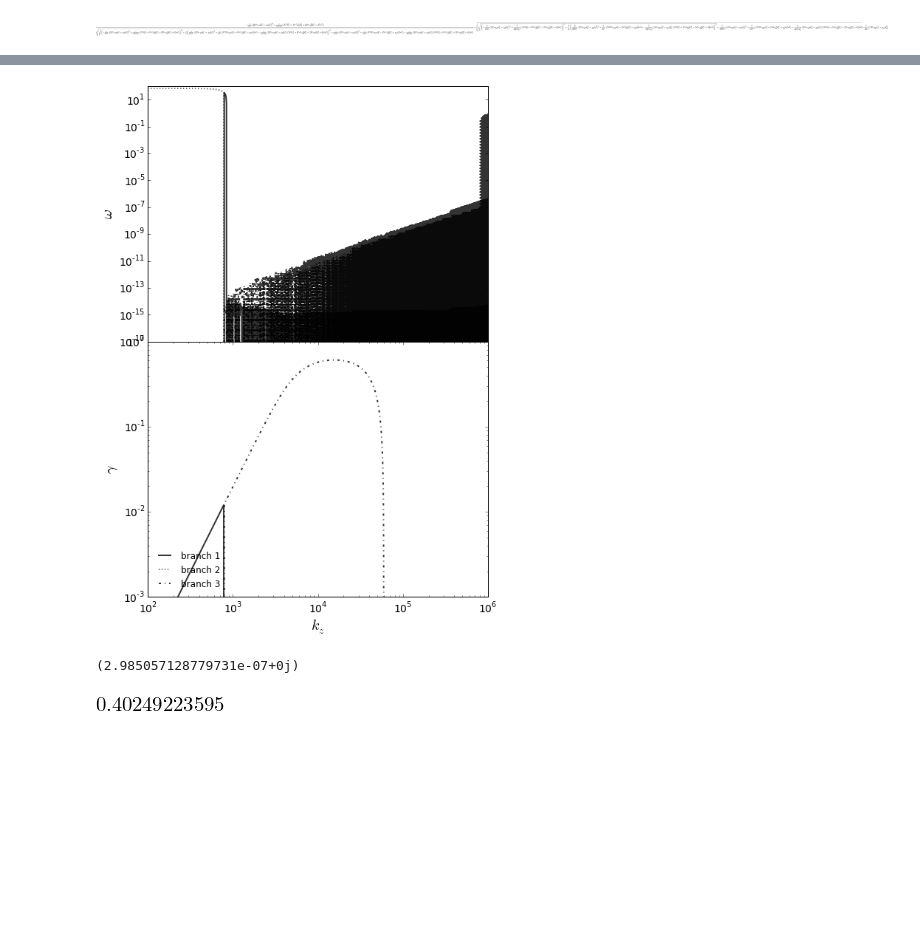
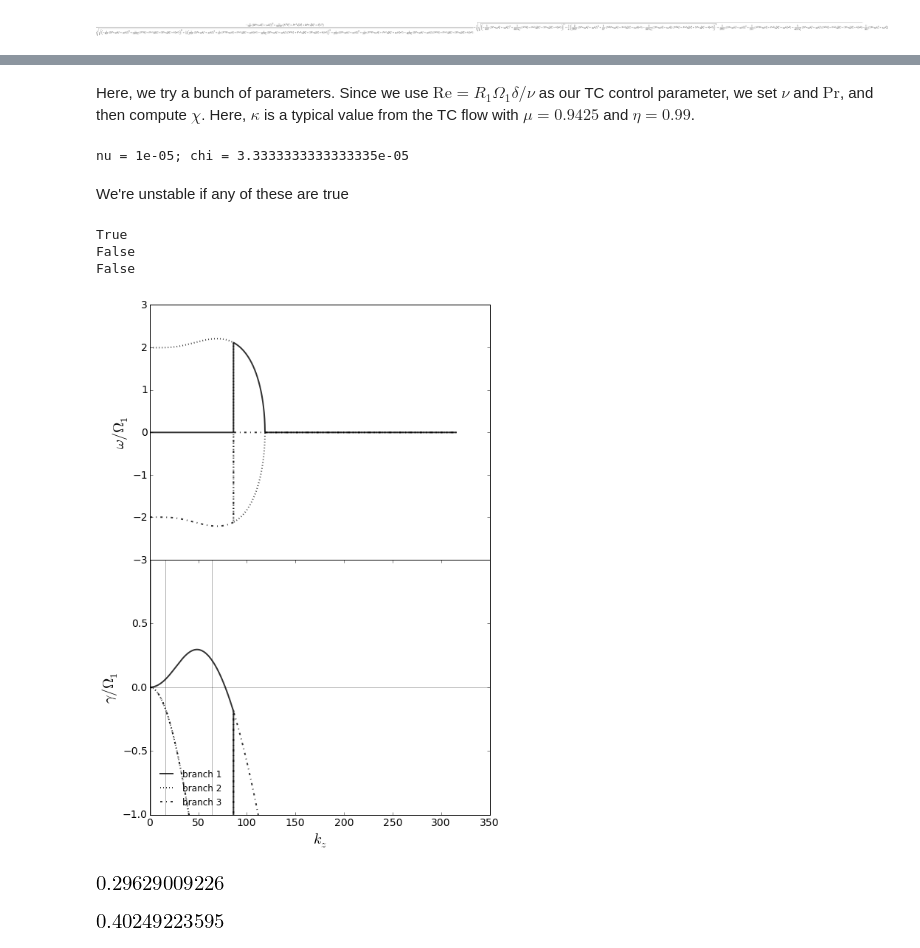
Before and after one commit to jsoishi/gsf_project, a Jupyter notebook: python/notebooks/Goldreich-Schubert Dispersion Relation.ipynb, the cells around one changed output, grey strips where cells are left out. Drawn from its saved outputs; the diff is of its cells as text; code cells hidden in the pictures; blank space fills up the shorter version.

```diff
--- a/python/notebooks/Goldreich-Schubert Dispersion Relation.ipynb
+++ b/python/notebooks/Goldreich-Schubert Dispersion Relation.ipynb
@@ -38,7 +40,9 @@ b1 = sy.lambdify([Pr, chi0, kt,kz,N,kappa,Omega],branch_1,"numpy")
 b2 = sy.lambdify([Pr, chi0, kt,kz,N,kappa,Omega],branch_2,"numpy")
 b3 = sy.lambdify([Pr, chi0, kt,kz,N,kappa,Omega],branch_3,"numpy")
 # %%
-kz = np.linspace(100,1e6,100000)
+kz = np.linspace(0.1,100,100000)
+# %% [markdown]
+Here, we try a bunch of parameters. Since we use $\mathrm{Re} = R_1 \Omega_1 \delta/\nu$ as our TC control parameter, we set $\nu$ and $\mathrm{Pr}$, and then compute $\chi$. Here, $\kappa$ is a typical value from the TC flow with $\mu = 0.9425$ and $\eta = 0.99$.
 # %%
 # first parameters
 #chi_v = 1e-3
@@ -48,11 +52,16 @@ kz = np.linspace(100,1e6,100000)
 #Omega_v = 1.
 
 # a potential kappa we can maintain constant in the TC device
-#chi_v = 1e-3
-#Pr_v = 0.3
-#N_v = 3.
-#kappa_v = np.sqrt(7.3)*1j
-#Omega_v = 1.
+nu_v = 1e-5
+Pr_v = 0.3
+chi_v = nu_v/Pr_v
+
+Omega_v = 1./99.
+N_v = np.sqrt(15.5) * Omega_v
+kappa_v = np.sqrt(7.55)*1j * Omega_v
+
+Lz_v = 2.0074074463832545
+print("nu = {}; chi = {}".format(nu_v,chi_v))
 
 # trying to reproduce GS67
 #chi_v = 1e-3
@@ -62,48 +71,66 @@ kz = np.linspace(100,1e6,100000)
 #kappa_v = np.sqrt(20.)*1j
 
 # trying to reproduce Korykansky fig 1
-chi_v = 1e-4
-Pr_v = 1e-6
-Omega_v = 1
-N_v = np.sqrt(1e4)
-kappa_v = 1j
+#chi_v = 1e-4
+#Pr_v = 1e-6
+#Omega_v = 1
+#N_v = np.sqrt(1e4)
+#kappa_v = 1j
 
 bb1 =b1(Pr_v,chi_v,np.sqrt(2)*kz,kz,N_v,kappa_v,Omega_v)
 bb2 =b2(Pr_v,chi_v,np.sqrt(2)*kz,kz,N_v,kappa_v,Omega_v)
 bb3 =b3(Pr_v,chi_v,np.sqrt(2)*kz,kz,N_v,kappa_v,Omega_v)
+# %% [output]
+nu = 1e-05; chi = 3.3333333333333335e-05
+# %% [markdown]
+We're unstable if any of these are true
+# %%
+print((bb1.real > 0).any())
+print((bb2.real > 0).any())
+print((bb2.real > 0).any())
+# %% [output]
+True
+False
+False
+# %%
+kz_scale = kz * Lz_v/2*np.pi
 # %%
 fig = plt.figure(figsize=(8,12))
 real_ax = fig.add_axes([0.1,0.1,0.8,0.4])
 imag_ax = fig.add_axes([0.1,0.5,0.8,0.4])
-real_ax.plot(kz,bb1.real,alpha=0.8,color='k',linestyle="-",linewidth=2, label='branch 1')
-real_ax.plot(kz,bb2.real,alpha=0.8,color='k',linestyle=":",linewidth=2, label='branch 2')
-real_ax.plot(kz,bb3.real,alpha=0.8,color='k',linestyle='-.',linewidth=2, label='branch 3')
+real_ax.plot(kz_scale,bb1.real,alpha=0.8,color='k',linestyle="-",linewidth=2, label='branch 1')
+real_ax.plot(kz_scale,bb2.real,alpha=0.8,color='k',linestyle=":",linewidth=2, label='branch 2')
+real_ax.plot(kz_scale,bb3.real,alpha=0.8,color='k',linestyle='-.',linewidth=2, label='branch 3')
 real_ax.legend(loc='lower left').draw_frame(False)
 
 real_ax.axhline(0,color='k',alpha=0.3)
 real_ax.set_xlabel(r'$k_z$',size=20)
-real_ax.set_ylabel(r'$\gamma$',size=20)
+real_ax.set_ylabel(r'$\gamma/\Omega_1$',size=20)
+real_ax.set_ylim(-1,1)
 t = real_ax.yaxis.get_major_ticks()
 t[-1].set_visible(False)
-real_ax.set_ylim(1e-3,1)
 
-imag_ax.plot(kz,bb1.imag,alpha=0.8,color='k',linestyle="-",linewidth=2)
-imag_ax.plot(kz,bb2.imag,alpha=0.8,color='k',linestyle=":",linewidth=2)
-imag_ax.plot(kz,bb3.imag,alpha=0.8,color='k',linestyle='-.',linewidth=2)
+imag_ax.plot(kz_scale,bb1.imag,alpha=0.8,color='k',linestyle="-",linewidth=2)
+imag_ax.plot(kz_scale,bb2.imag,alpha=0.8,color='k',linestyle=":",linewidth=2)
+imag_ax.plot(kz_scale,bb3.imag,alpha=0.8,color='k',linestyle='-.',linewidth=2)
 
-imag_ax.set_ylabel(r'$\omega$',size=20)
+imag_ax.set_ylabel(r'$\omega/\Omega_1$',size=20)
 imag_ax.xaxis.set_visible(False)
+real_ax.axvline(16,color='k',alpha=0.3)
+real_ax.axvline(64,color='k',alpha=0.3)
+real_ax.axvline(1,color='k',alpha=0.3)
+
 
 for ax in [real_ax,imag_ax]:
     ax.tick_params(labelsize=14)
-    ax.set_xscale('log')
-    ax.set_yscale('log')
+    #ax.set_xscale('log')
+    #ax.set_yscale('log')
 # %% [output]
-[figure, old version]
+[figure, new version]
-# %%
-bb1[0]
-# %% [output]
-(2.985057128779731e-07+0j)
+# %%
+max(bb1.real)
+# %% [output]
+[figure, added]
 # %%
 np.sqrt(20)*0.09
 # %% [output]
```
Also changed, not shown: parts of 3 cells of this notebook, 2 other files.
